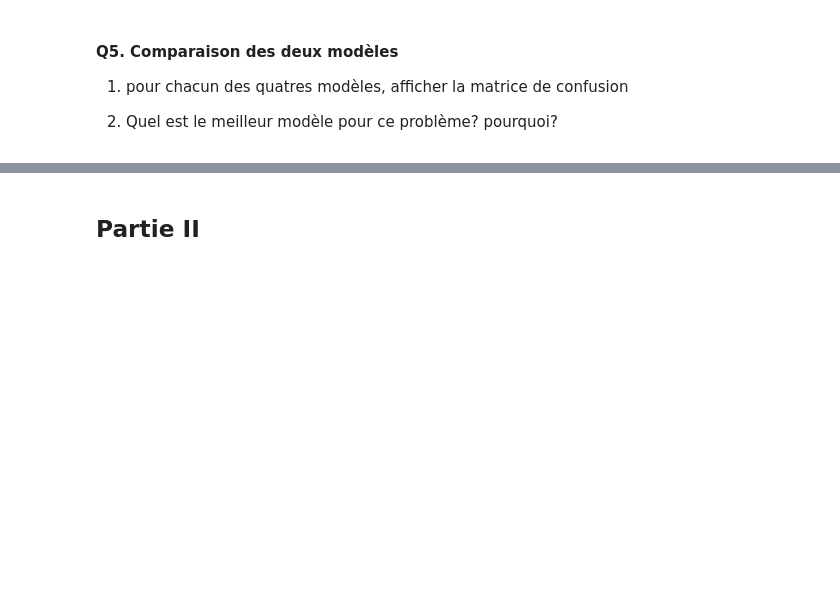
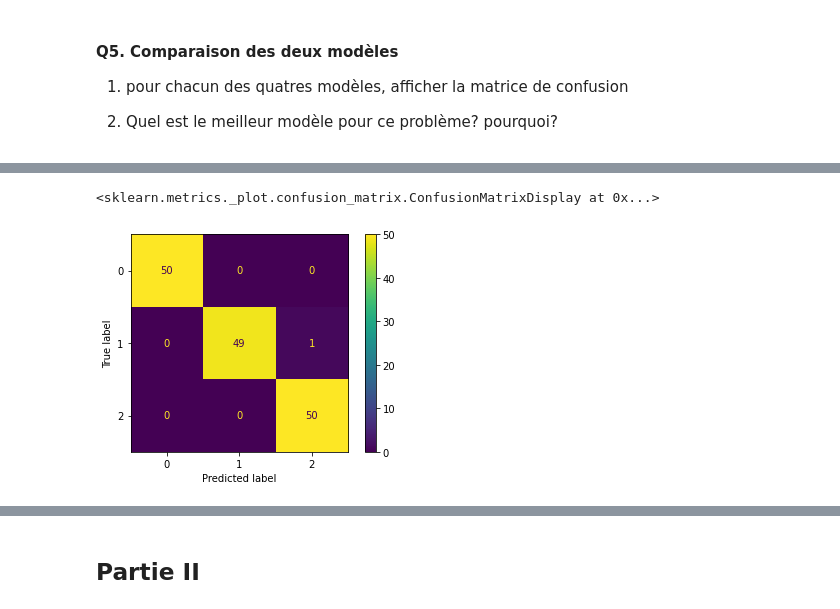
Before and after one commit to bellaabdelouahab/Colab-Notebooks, a Jupyter notebook: SVM.ipynb, the cells around one changed output, grey strips where cells are left out. Saved outputs shown, nothing was run; the diff lists cells and outputs as text; code cells hidden in the pictures; blank space fills up the shorter version.

```diff
--- a/SVM.ipynb
+++ b/SVM.ipynb
@@ -183,0 +155,5 @@ model_linear_kernal.score(X_test, y_test)
+# %%
+plot_confusion_matrix(model_3, X, y)
+# %% [output]
+<sklearn.metrics._plot.confusion_matrix.ConfusionMatrixDisplay at 0x...>
+[figure, added]
```
Also changed, not shown: parts of 33 cells of this notebook.
